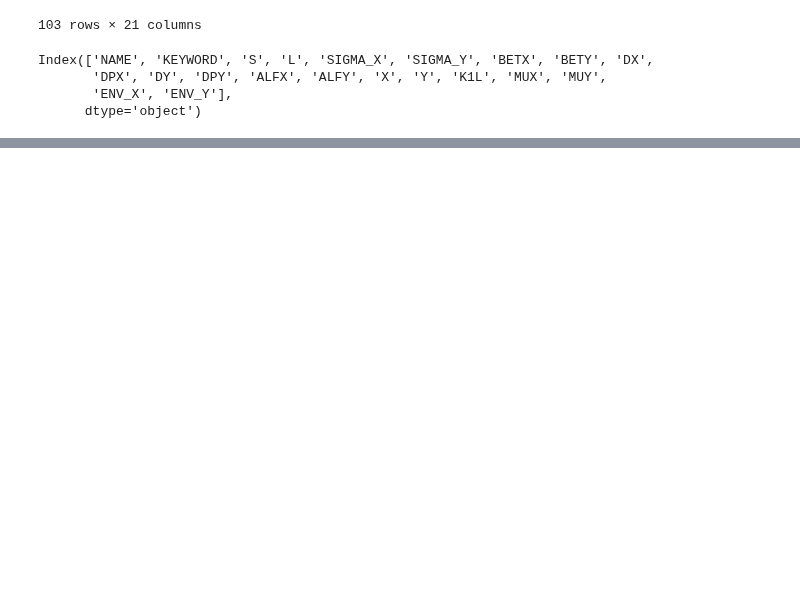
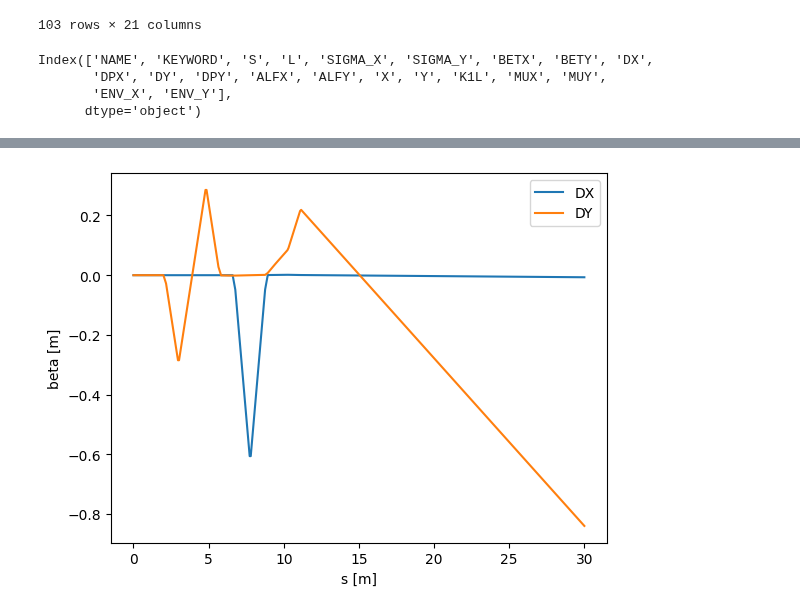
Before and after one commit to RL4AA/rl4aa24-tutorial, a Jupyter notebook: notebooks/load_lattice.ipynb, the cells around one changed output, grey strips where cells are left out. Saved outputs shown, nothing was run; the diff lists cells and outputs as text; code cells hidden in the pictures; blank space fills up the shorter version.

```diff
--- a/notebooks/load_lattice.ipynb
+++ b/notebooks/load_lattice.ipynb
@@ -86,0 +115,9 @@ segment.plot_twiss_over_lattice(beam=incoming_beam)
+# %%
+plt.plot(df["S"], df["DX"], label="DX")
+plt.plot(df["S"], df["DY"], label="DY")
+plt.legend()
+plt.xlabel("s [m]")
+plt.ylabel("beta [m]")
+plt.show()
+# %% [output]
+[figure, added]
```
Also changed, not shown: parts of 8 cells of this notebook.
